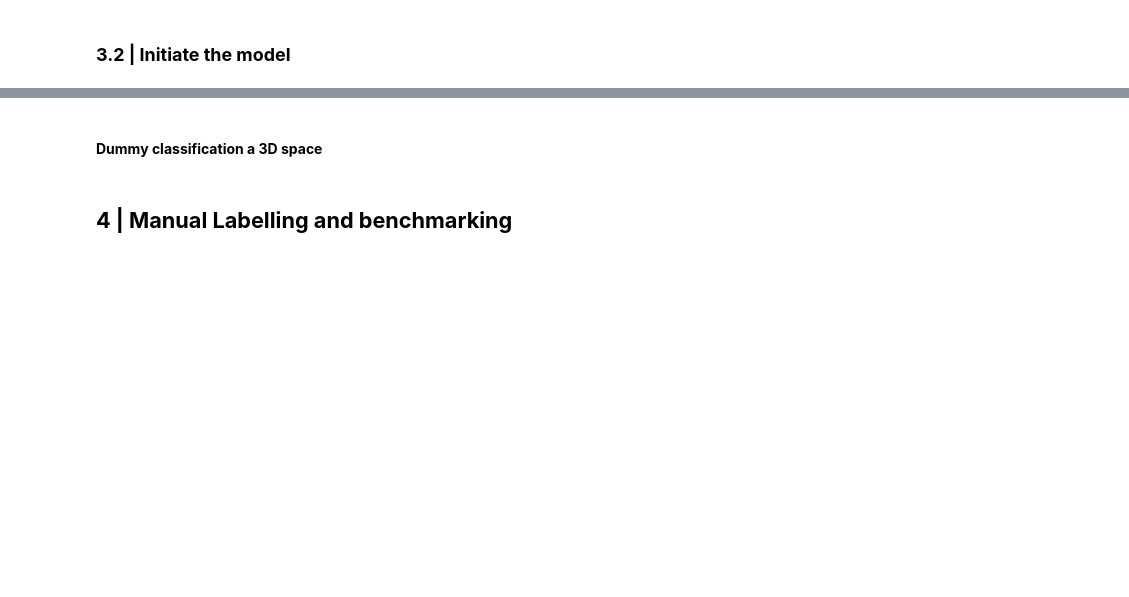
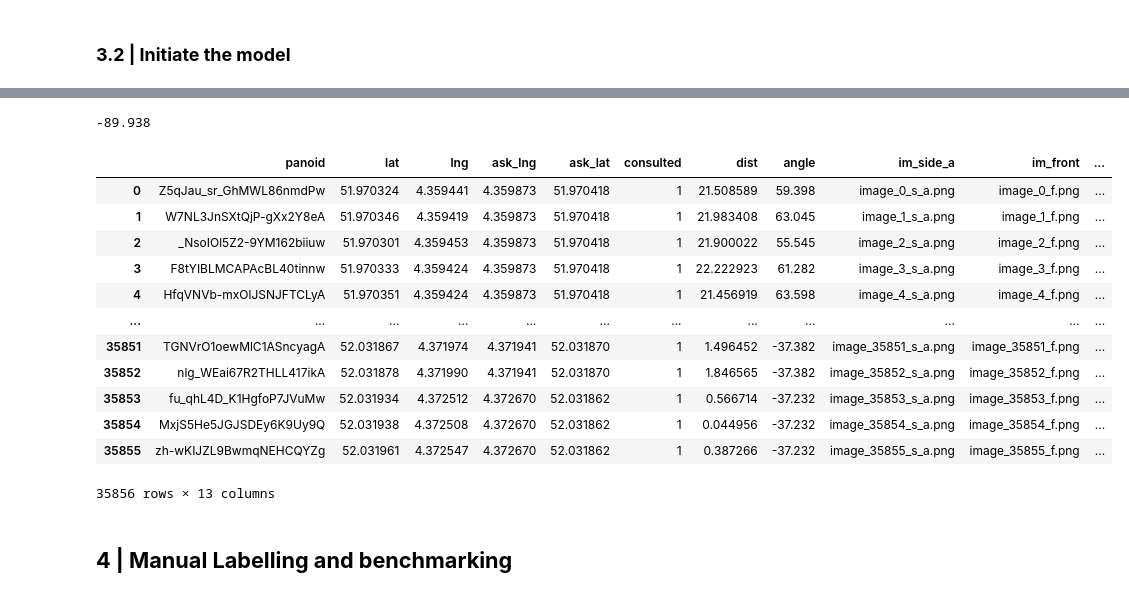
Before and after one commit to JavFuertes/STREETSCAPES, a Jupyter notebook: STREETSCAPES01.ipynb, the cells around one changed output, grey strips where cells are left out. Drawn from its saved outputs; the diff is of its cells as text; code cells hidden in the pictures; blank space fills up the shorter version.

```diff
--- a/STREETSCAPES01.ipynb
+++ b/STREETSCAPES01.ipynb
@@ -66,6 +66,7 @@ Using device: cuda
 # %% [markdown]
 ### <strong> 0.1 | Process geojson's</strong>
 # %%
+from streetscapes.processing.handling import geojson
 # --------------------------- IMPORT .geojson FILES -------------------------- #
 directory = '_data\\geo_json'
 gpd_df = {}
@@ -73,7 +74,7 @@ gpd_df = {}
 for root, _, files in os.walk(directory):
     for filename in files:
         if filename.endswith('.geojson'):
-            gpd_df[filename] = process_geojson(root, filename)
+            gpd_df[filename] = geojson(root, filename)
 # %% [markdown]
 ### <strong> 0.2 | Plot geometries on Mapbox</strong>
 # %%
@@ -142,6 +145,7 @@ path = '_data\sc_data'
 with h5py.File(os.path.join(path, 'DelftSV_imgfeatuers.h5'), 'r') as hf:
     features = hf['features'][:]
     labels = hf['labels'][:]
+labels = [label.decode('utf-8') for label in labels]
 # %% [markdown]
 ## <strong> 2 | Dimensionality reduction through a Variational Autoencoder</strong>
 # %% [markdown]
@@ -249,6 +253,7 @@ for [data,label] in test_loader:
 
     img_zfeat.append(z)
     labels.append(label)
+labels = [item for sublist in labels for item in sublist]
 encoded_feat = torch.cat(img_zfeat)
 # %% [markdown]
 ### <strong> 2.5 | Plotting the latent features</strong>
@@ -286,2 +285,0 @@ array([0., 0., 0., 0., 0., 0., 0., 0., 1., 0., 0., 0.])
-# %% [markdown]
-#### <strong> Dummy classification a 3D space</strong>
@@ -294,3 +288,41 @@ gmc_space(data, [0,1,2], gmm)
+# %%
+STREETSCAPES_df = gpd_df['panoids.geojson'].drop(columns=['year', 'month', 'owner','ask_lng','ask_lat','consulted', 'url_side_a', 'url_front', 'url_side_b', 'url_back'])
+
+cols = ['im_side_a', 'im_front', 'im_side_b', 'im_back']
+new_cols = [f'{col}_label_ind' for col in cols]
+STREETSCAPES_df[new_cols] = pd.DataFrame([[None]*len(new_cols)], index=STREETSCAPES_df.index)
+
+label_to_index = {label: i for i, label in enumerate(labels)}
+
+for col, new_col in zip(cols, new_cols):
+    mask = STREETSCAPES_df[col].isin(labels)
+    STREETSCAPES_df.loc[mask, new_col] = STREETSCAPES_df.loc[mask, col].map(label_to_index)
+# %%
+STREETSCAPES_df['angle'].min()
+# %% [output]
+-89.938
+# %%
+lat = []
+long = []
+
+for label in labels:
+    ind = np.where(STREETSCAPES_df == label)
+    lat.append(STREETSCAPES_df.loc[ind[0],'lat'])
+    long.append(STREETSCAPES_df.loc[ind[0],'long'])
+# %% [output]
+|  | panoid | lat | lng | ask_lng | ask_lat | consulted | dist | angle | im_side_a | im_front | ... |
+| 0 | Z5qJau_sr_GhMWL86nmdPw | 51.970324 | 4.359441 | 4.359873 | 51.970418 | 1 | 21.508589 | 59.398 | image_0_s_a.png | image_0_f.png | ... |
+| 1 | W7NL3JnSXtQjP-gXx2Y8eA | 51.970346 | 4.359419 | 4.359873 | 51.970418 | 1 | 21.983408 | 63.045 | image_1_s_a.png | image_1_f.png | ... |
+| 2 | _NsoIOl5Z2-9YM162biiuw | 51.970301 | 4.359453 | 4.359873 | 51.970418 | 1 | 21.900022 | 55.545 | image_2_s_a.png | image_2_f.png | ... |
+| 3 | F8tYIBLMCAPAcBL40tinnw | 51.970333 | 4.359424 | 4.359873 | 51.970418 | 1 | 22.222923 | 61.282 | image_3_s_a.png | image_3_f.png | ... |
+| 4 | HfqVNVb-mxOlJSNJFTCLyA | 51.970351 | 4.359424 | 4.359873 | 51.970418 | 1 | 21.456919 | 63.598 | image_4_s_a.png | image_4_f.png | ... |
+| ... | ... | ... | ... | ... | ... | ... | ... | ... | ... | ... | ... |
+| 35851 | TGNVrO1oewMlC1ASncyagA | 52.031867 | 4.371974 | 4.371941 | 52.031870 | 1 | 1.496452 | -37.382 | image_35851_s_a.png | image_35851_f.png | ... |
+| 35852 | nlg_WEai67R2THLL417ikA | 52.031878 | 4.371990 | 4.371941 | 52.031870 | 1 | 1.846565 | -37.382 | image_35852_s_a.png | image_35852_f.png | ... |
+| 35853 | fu_qhL4D_K1HgfoP7JVuMw | 52.031934 | 4.372512 | 4.372670 | 52.031862 | 1 | 0.566714 | -37.232 | image_35853_s_a.png | image_35853_f.png | ... |
+| 35854 | MxjS5He5JGJSDEy6K9Uy9Q | 52.031938 | 4.372508 | 4.372670 | 52.031862 | 1 | 0.044956 | -37.232 | image_35854_s_a.png | image_35854_f.png | ... |
+| 35855 | zh-wKIJZL9BwmqNEHCQYZg | 52.031961 | 4.372547 | 4.372670 | 52.031862 | 1 | 0.387266 | -37.232 | image_35855_s_a.png | image_35855_f.png | ... |
+35856 rows × 13 columns
 # %% [markdown]
 ## <strong> 4 | Manual Labelling and benchmarking </strong>
 # %% [markdown]
```
Also changed, not shown: parts of 9 cells of this notebook, 5 other files.
